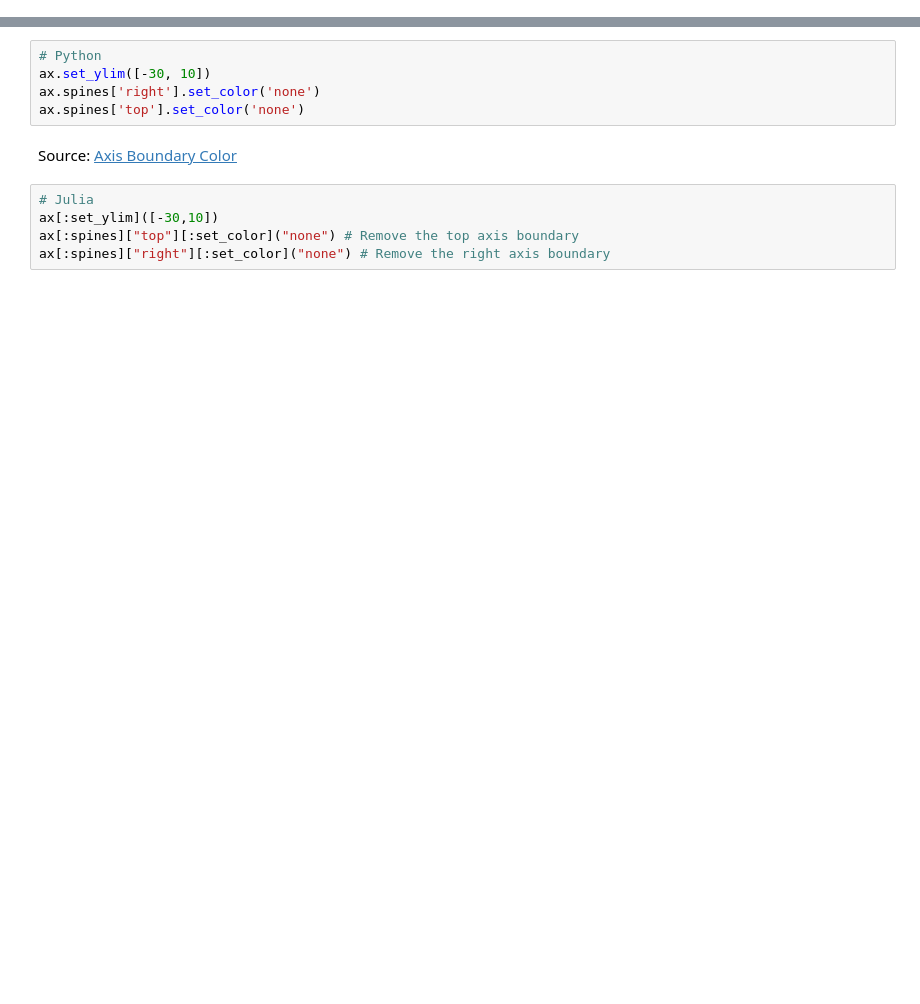
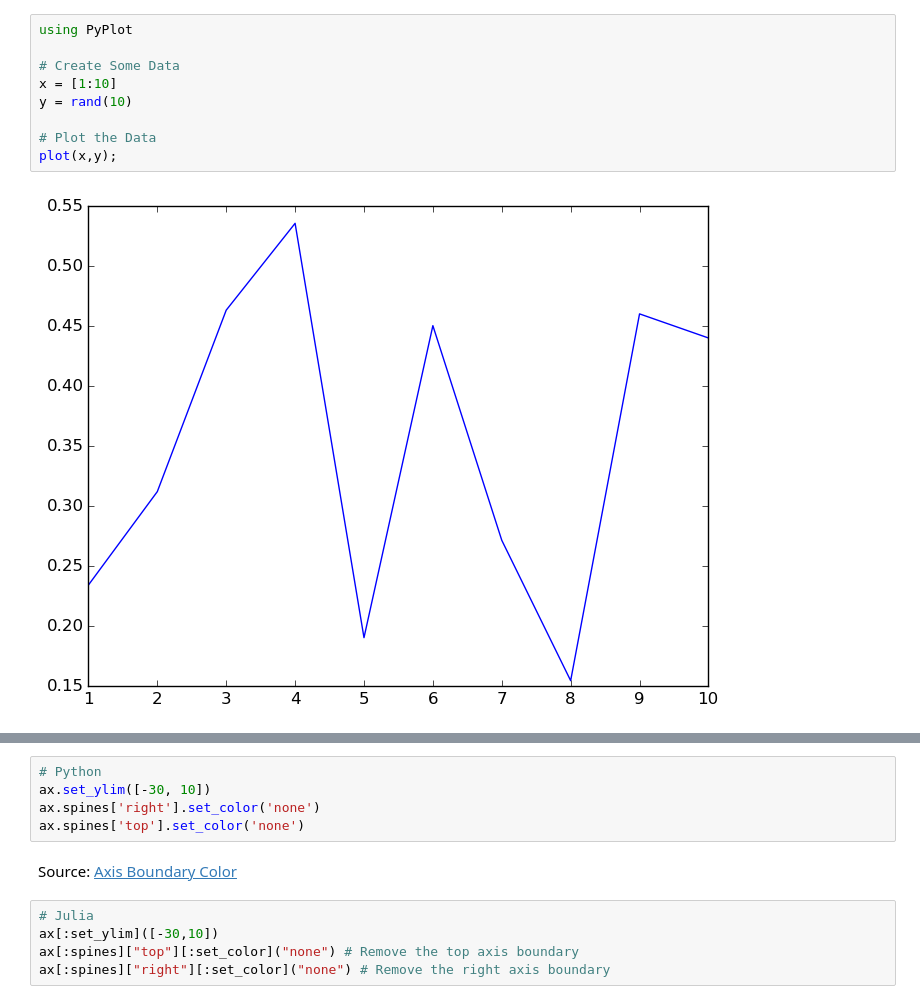
Before and after one commit to gizmaa/Julia_Examples, a Jupyter notebook: PyPlot_Examples.ipynb, the cells around one changed output, grey strips where cells are left out. Saved outputs shown, nothing was run; the diff lists cells and outputs as text; blank space fills up the shorter version.

```diff
--- a/PyPlot_Examples.ipynb
+++ b/PyPlot_Examples.ipynb
@@ -33,0 +35,11 @@ Translating PyPlot code from Python to Julia can be difficult so here are a few
+# %%
+using PyPlot
+
+# Create Some Data
+x = [1:10]
+y = rand(10)
+
+# Plot the Data
+plot(x,y);
+# %% [output]
+[figure, added]
```
Also changed, not shown: parts of 13 cells of this notebook.
